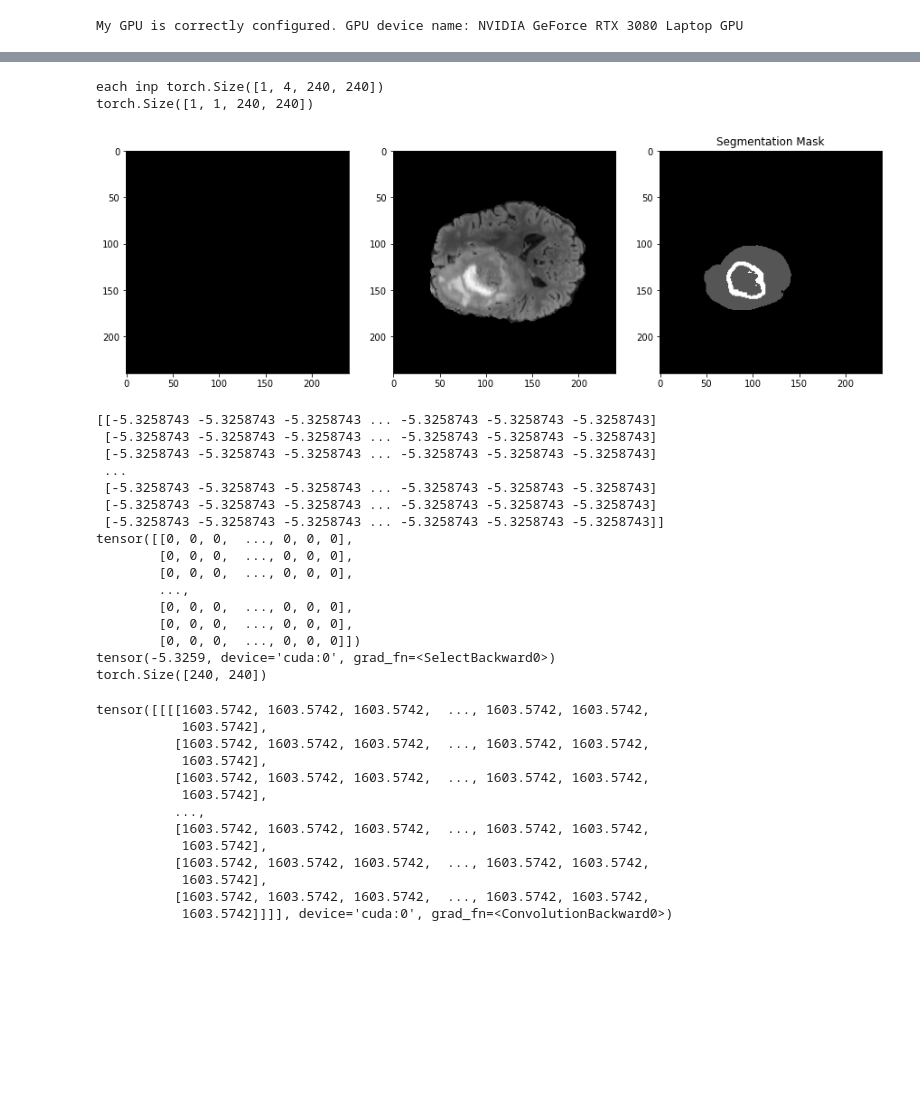
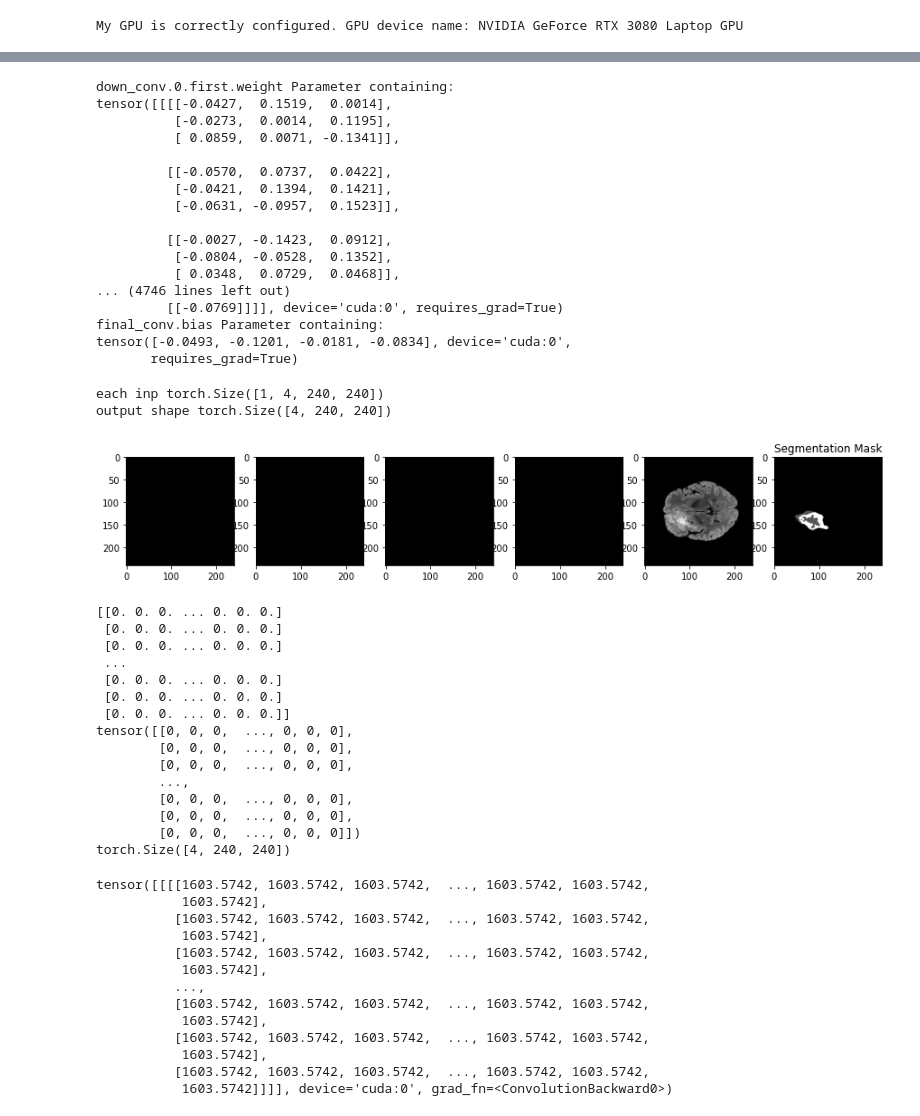
Before and after one commit to AlisherMyrgyyassov/Notebooks-Practice, a Jupyter notebook: U-Net.ipynb, the cells around one changed output, grey strips where cells are left out. Saved outputs shown, nothing was run; the diff lists cells and outputs as text; code cells hidden in the pictures; blank space fills up the shorter version.

```diff
--- a/U-Net.ipynb
+++ b/U-Net.ipynb
@@ -139,6 +139,7 @@ class UNet(nn.Module):
         self.concat = nn.ModuleList([CropAndConcat() for _ in range(4)])
         # Final $1 \times 1$ convolution layer to produce the output
         self.final_conv = nn.Conv2d(64, out_channels, kernel_size=1)
+        self.soft_max = nn.Softmax(dim=1)
 
     def forward(self, x: torch.Tensor):
         """
@@ -174,6 +175,8 @@ class UNet(nn.Module):
 
         # Final $1 \times 1$ convolution layer
         x = self.final_conv(x)
+        #print("final", x.shape)
+        x = self.soft_max(x)
         #print(x.shape)
 
         #
@@ -320,6 +323,6 @@ else:
     print('No GPU available')
 
 device = torch.device("cuda" if torch.cuda.is_available() else "cpu")
-model = UNet(4, 1).to(device)
+model = UNet(4, 4).to(device)
 # %% [output]
 My GPU is correctly configured. GPU device name: NVIDIA GeForce RTX 3080 Laptop GPU
@@ -475,42 +463,67 @@ def prepare_plot(origImage, origMask, predMask):
+# %%
+for name, param in model.named_parameters():
+    if param.grad is not None:
+        print('%s' % (name), param)
+# %% [output]
+down_conv.0.first.weight Parameter containing:
+tensor([[[[-0.0427,  0.1519,  0.0014],
+          [-0.0273,  0.0014,  0.1195],
+          [ 0.0859,  0.0071, -0.1341]],
+
+         [[-0.0570,  0.0737,  0.0422],
+          [-0.0421,  0.1394,  0.1421],
+          [-0.0631, -0.0957,  0.1523]],
+
+         [[-0.0027, -0.1423,  0.0912],
+          [-0.0804, -0.0528,  0.1352],
+          [ 0.0348,  0.0729,  0.0468]],
+... (4746 lines left out)
+         [[-0.0769]]]], device='cuda:0', requires_grad=True)
+final_conv.bias Parameter containing:
+tensor([-0.0493, -0.1201, -0.0181, -0.0834], device='cuda:0',
+       requires_grad=True)
 # %%
-patient_idx = 1 # Test on random
+patient_idx = 0 # Test on random
 scan, mask = dataset[patient_idx]
 scan = scan.permute(3,0,1,2).cuda()
 mask = mask.permute(2,0,1)
 
 model.eval()
 
-layer = 80
+layer = 70
 
 print ("each inp", scan[layer].unsqueeze(dim=0).shape)
 out = model(scan[layer].unsqueeze(dim=0))
 
 out.cpu()
+out = out[0, :, :, :]
+print("output shape", out.shape)
+
+fig, axs = plt.subplots(1, 6, figsize=(15, 5))
+
+axs[0].imshow(out[0][:, :].cpu().detach().numpy(), cmap='gray')
+axs[1].imshow(out[1][:, :].cpu().detach().numpy(), cmap='gray')
+axs[2].imshow(out[2][:, :].cpu().detach().numpy(), cmap='gray')
+axs[3].imshow(out[3][:, :].cpu().detach().numpy(), cmap='gray')
+
+axs[4].imshow(scan[layer][3].cpu().detach().numpy(), cmap='gray') # second is modality
+axs[5].imshow(mask[layer, :, :], cmap='gray')
+axs[5].set_title('Segmentation Mask')
+plt.show()
+print (out[3][:, :].cpu().detach().numpy())
+print (mask[layer, :, :])
 print(out.shape)
-
-fig, axs = plt.subplots(1, 3, figsize=(15, 5))
-axs[0].imshow(out[0][0][:, :].cpu().detach().numpy(), cmap='gray')
-axs[1].imshow(scan[layer][3].cpu().detach().numpy(), cmap='gray') # second is modality
-axs[2].imshow(mask[layer, :, :], cmap='gray')
-axs[2].set_title('Segmentation Mask')
-plt.show()
-print (out[0][0][:, :].cpu().detach().numpy())
-print (mask[layer, :, :])
-out = out[0, 0, :, :]
-print (out[100][70])
-
-print(out.shape)
 # %% [output]
 each inp torch.Size([1, 4, 240, 240])
-torch.Size([1, 1, 240, 240])
+output shape torch.Size([4, 240, 240])
-[figure, old version]
+[figure, new version]
-[[-5.3258743 -5.3258743 -5.3258743 ... -5.3258743 -5.3258743 -5.3258743]
- [-5.3258743 -5.3258743 -5.3258743 ... -5.3258743 -5.3258743 -5.3258743]
- [-5.3258743 -5.3258743 -5.3258743 ... -5.3258743 -5.3258743 -5.3258743]
+[[0. 0. 0. ... 0. 0. 0.]
+ [0. 0. 0. ... 0. 0. 0.]
+ [0. 0. 0. ... 0. 0. 0.]
  ...
- [-5.3258743 -5.3258743 -5.3258743 ... -5.3258743 -5.3258743 -5.3258743]
- [-5.3258743 -5.3258743 -5.3258743 ... -5.3258743 -5.3258743 -5.3258743]
- [-5.3258743 -5.3258743 -5.3258743 ... -5.3258743 -5.3258743 -5.3258743]]
+ [0. 0. 0. ... 0. 0. 0.]
+ [0. 0. 0. ... 0. 0. 0.]
+ [0. 0. 0. ... 0. 0. 0.]]
 tensor([[0, 0, 0,  ..., 0, 0, 0],
         [0, 0, 0,  ..., 0, 0, 0],
         [0, 0, 0,  ..., 0, 0, 0],
@@ -518,8 +531,7 @@ tensor([[0, 0, 0,  ..., 0, 0, 0],
         [0, 0, 0,  ..., 0, 0, 0],
         [0, 0, 0,  ..., 0, 0, 0],
         [0, 0, 0,  ..., 0, 0, 0]])
-tensor(-5.3259, device='cuda:0', grad_fn=<SelectBackward0>)
-torch.Size([240, 240])
+torch.Size([4, 240, 240])
 # %%
 # validation loop
 correct = 0
```
Also changed, not shown: parts of 6 cells of this notebook, 1 other file.
